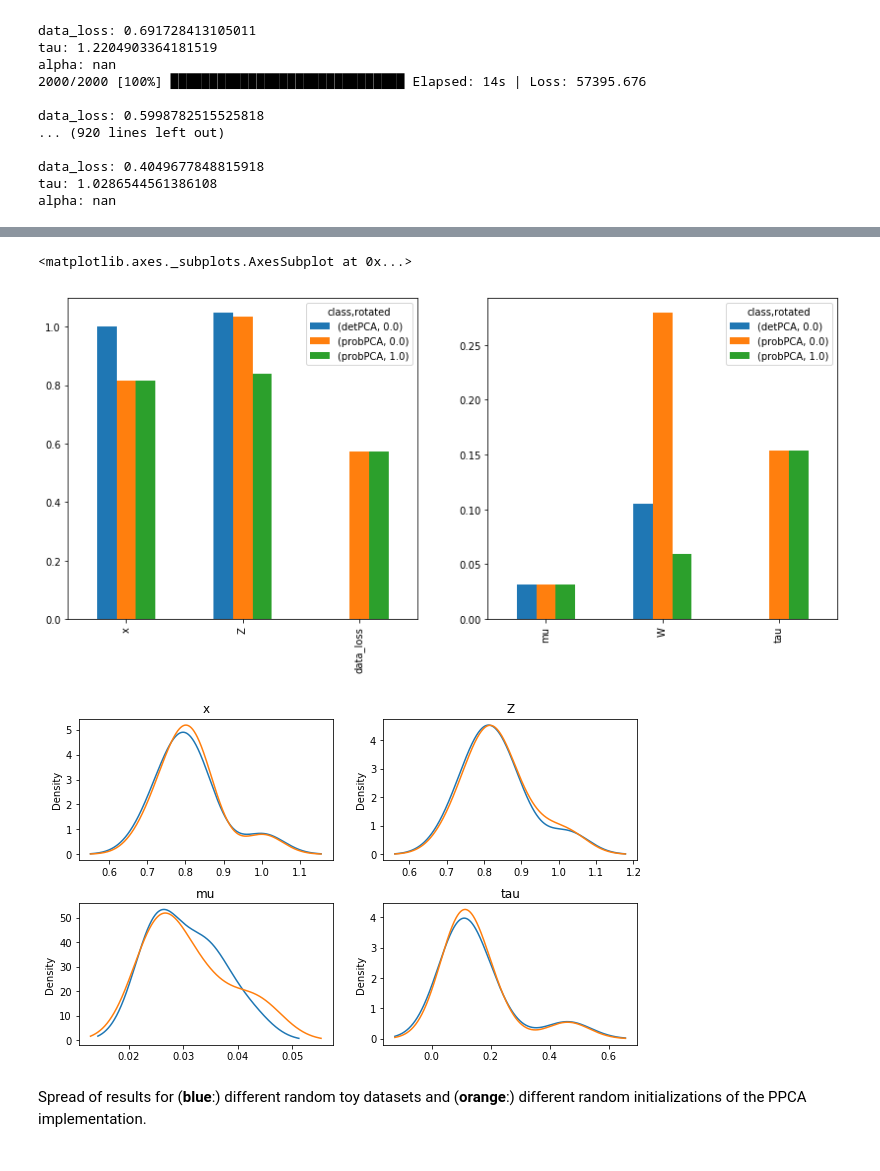
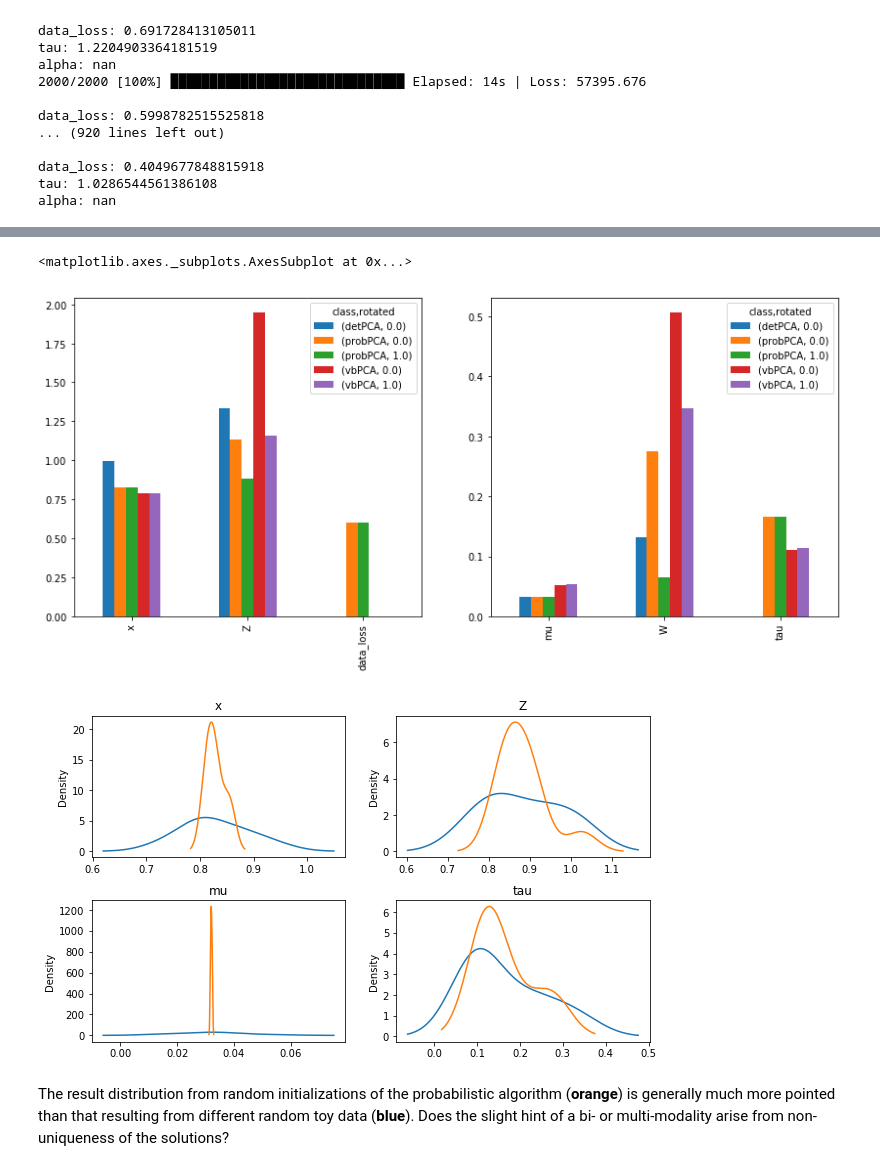
Before and after one commit to betaplane/cezanne, a Jupyter notebook: notebooks/PPCA.ipynb, the cells around one changed output, grey strips where cells are left out. Cells and saved outputs as stored; diff of their text form; code cells hidden in the pictures.

```diff
--- a/notebooks/PPCA.ipynb
+++ b/notebooks/PPCA.ipynb
@@ -174,2 +107,4 @@ map directly to c-types [inferred_type->mixed,key->block1_values] [items->['clas
+# %%
+S = pd.HDFStore('./ppca_logs/ppca_experiments.f5')
 # %%
-loss = p1.losses.replace('None', np.nan)
+loss = pd.concat((S['exp1'], S['exp1vb']), 0).replace('None', np.nan)
@@ -184,28 +111,30 @@ loss.drop('missing',1).groupby(['class', 'rotated']).mean()
 # %%
+a = loss.groupby(['class', 'rotated']).mean()
+
 fig, axs = plt.subplots(1, 2, figsize=(14, 6))
-a = loss.groupby(['class', 'rotated']).mean()
 a[['x', 'Z', 'data_loss']].T.plot.bar(ax=axs[0])
 a[['mu', 'W', 'tau']].T.plot.bar(ax=axs[1])
 # %% [output]
 <matplotlib.axes._subplots.AxesSubplot at 0x...>
-[figure, old version]
+[figure, new version]
 # %%
+# Only the rotated, probabilistic results
 b = loss[(loss['class']=='probPCA') & (loss['rotated']==True)]
 
 fig, axs = plt.subplots(2, 2, figsize=(10, 6))
 fig.subplots_adjust(hspace=.3)
 b.groupby('data').mean()['x'].plot.kde(ax=axs[0, 0], title='x')
-b.groupby('id').mean()['x'].plot.kde(ax=axs[0, 0])
+b.groupby('seed').mean()['x'].plot.kde(ax=axs[0, 0])
 b.groupby('data').mean()['Z'].plot.kde(ax=axs[0, 1], title='Z')
-b.groupby('id').mean()['Z'].plot.kde(ax=axs[0, 1])
+b.groupby('seed').mean()['Z'].plot.kde(ax=axs[0, 1])
 b.groupby('data').mean()['mu'].plot.kde(ax=axs[1, 0], title='mu')
-b.groupby('id').mean()['mu'].plot.kde(ax=axs[1, 0])
+b.groupby('seed').mean()['mu'].plot.kde(ax=axs[1, 0])
 b.groupby('data').mean()['tau'].plot.kde(ax=axs[1, 1], title='tau')
-b.groupby('id').mean()['tau'].plot.kde(ax=axs[1, 1]);
+b.groupby('seed').mean()['tau'].plot.kde(ax=axs[1, 1]);
 # %% [output]
-[figure, old version]
+[figure, new version]
-# %% [markdown]
-Spread of results for (**blue**:) different random toy datasets and (**orange**:) different random initializations of the PPCA implementation.
+# %% [markdown]
+The result distribution from random initializations of the probabilistic algorithm (**orange**) is generally much more pointed than that resulting from different random toy data (**blue**). Does the slight hint of a bi- or multi-modality arise from non-uniqueness of the solutions?
 # %%
 %matplotlib nbagg
 # %%
```
Also changed, not shown: parts of 28 cells of this notebook, 3 other files.
